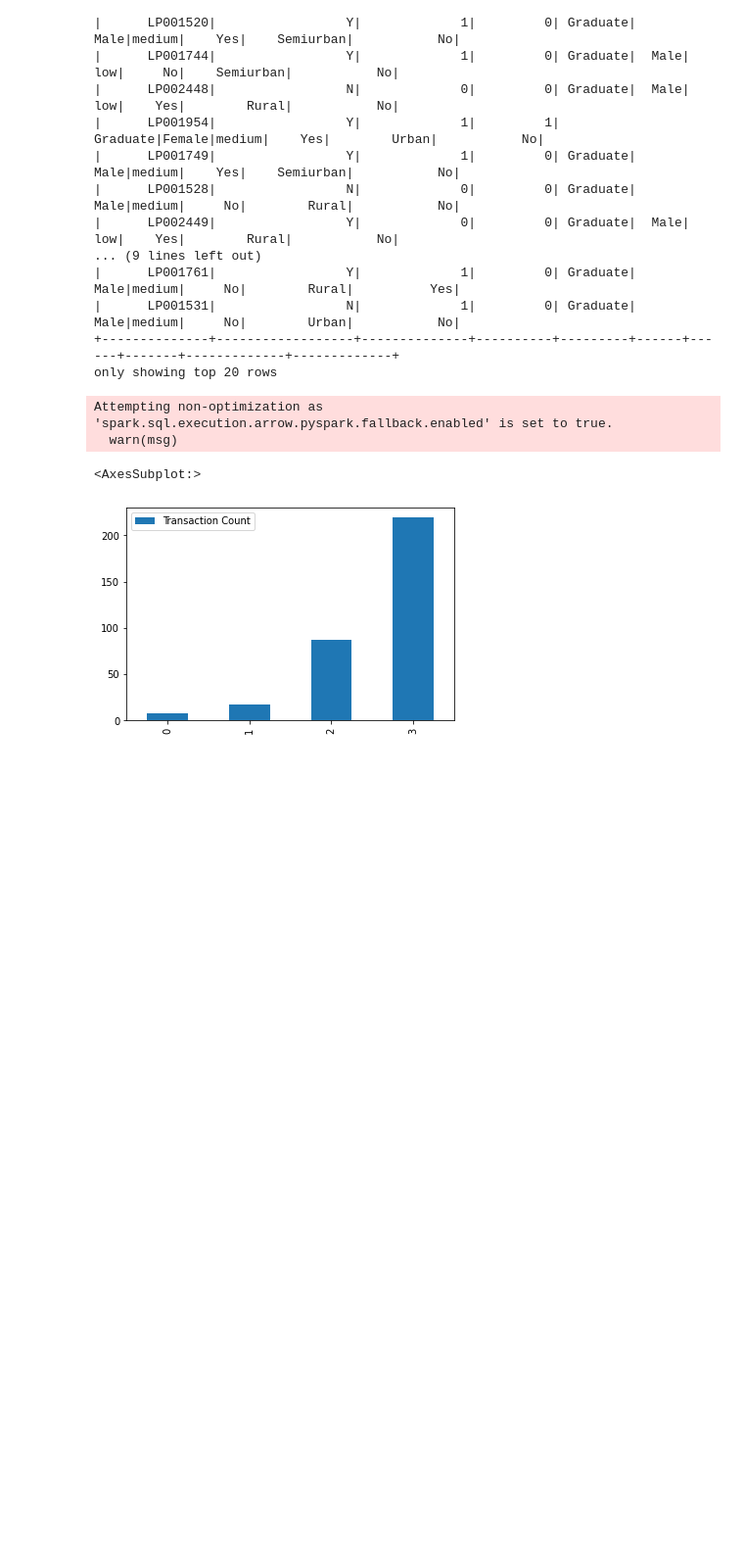
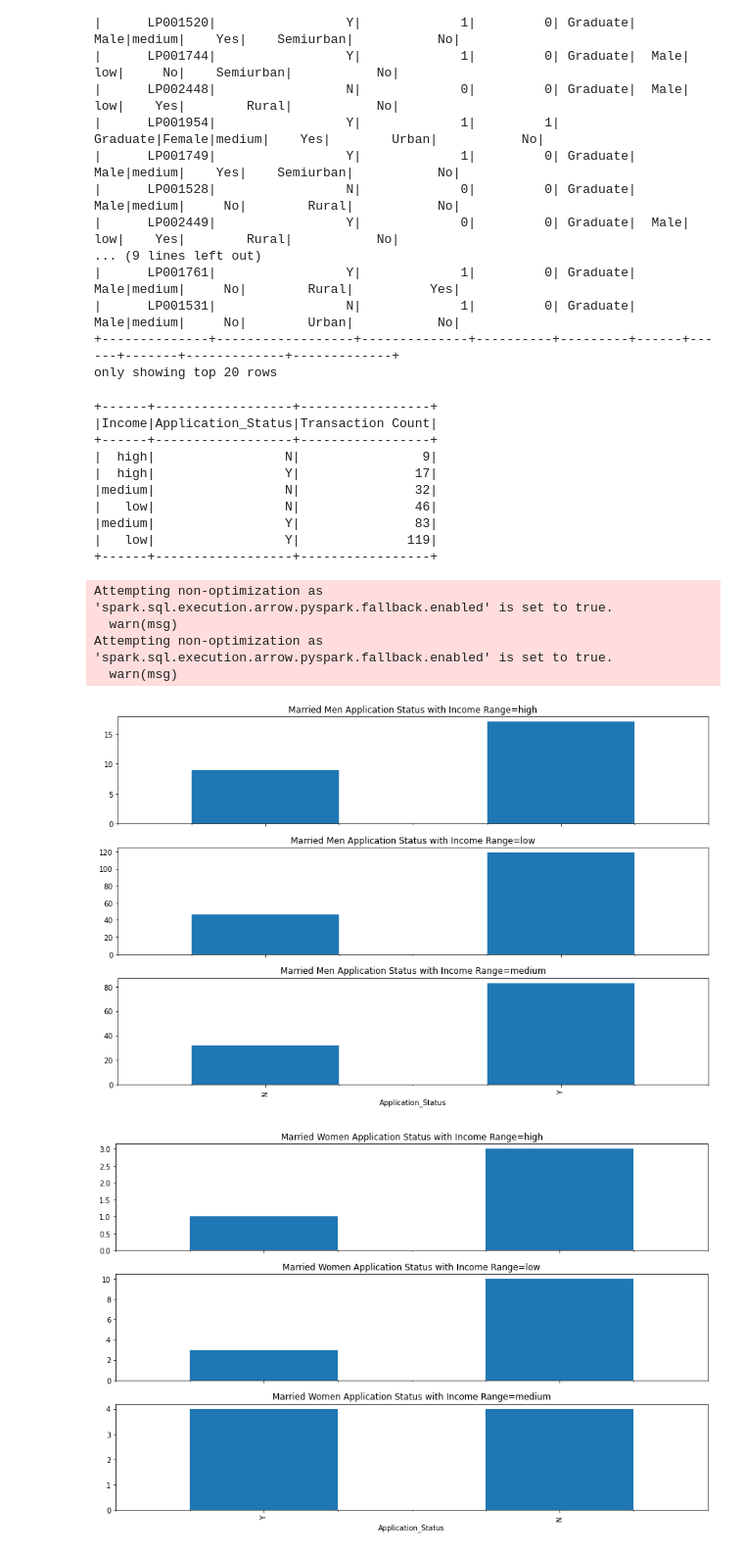
Before and after one commit to lekhuv/DataEngineering-Capstone-Project, a Jupyter notebook: LoanDataVisualization.ipynb, the cells around one changed output. Shown at 98% size. Cells and saved outputs as stored; diff of their text form; code cells hidden in the pictures; blank space fills up the shorter version.

Commit message:
Visualization changes

```diff
--- a/LoanDataVisualization.ipynb
+++ b/LoanDataVisualization.ipynb
@@ -38,15 +39,56 @@ df_loan.show()
 +--------------+------------------+--------------+----------+---------+------+------+-------+-------------+-------------+
 only showing top 20 rows
 # %%
-df_loan_pd= df_loan.filter(df_loan.Married == 'Yes') \
-        .groupBy('Gender', 'Application_Status') \
+df_loan_pd_male= df_loan.filter((df_loan.Married == 'Yes') & (df_loan.Gender == 'Male') )\
+        .groupBy('Income', 'Application_Status') \
         .agg(count('Application_ID').alias('Transaction Count')) \
-        .sort('Transaction Count') \
-        .toPandas()
-
-df_loan_pd.plot(kind="bar", stacked=True)
+        .sort('Transaction Count').show()
 # %% [output]
-Attempting non-optimization as 'spark.sql.execution.arrow.pyspark.fallback.enabled' is set to true.
-  warn(msg)
++------+------------------+-----------------+
+|Income|Application_Status|Transaction Count|
++------+------------------+-----------------+
+|  high|                 N|                9|
+|  high|                 Y|               17|
+|medium|                 N|               32|
+|   low|                 N|               46|
+|medium|                 Y|               83|
+|   low|                 Y|              119|
++------+------------------+-----------------+
-<AxesSubplot:>
-[figure, removed]
+# %%
+df_loan_pd_male= df_loan.filter((df_loan.Married == 'Yes') & (df_loan.Gender == 'Male') )\
+        .groupBy('Income', 'Application_Status') \
+        .agg(count('Application_ID').alias('Transaction Count')) \
+        .sort('Transaction Count').toPandas()
+
+g = df_loan_pd_male.groupby('Income')
+fig, axes = plt.subplots(g.ngroups, sharex=True, figsize=(12, 8))
+
+for i, (Income, d) in enumerate(g):
+    ax = d.plot.bar(x='Application_Status', y='Transaction Count', ax=axes[i], title=Income)
+    ax.legend().remove()
+    ax.set_title('Married Men Application Status with Income Range=%s'%Income)
+
+fig.tight_layout()
+
+
+df_loan_pd_female= df_loan.filter((df_loan.Married == 'Yes') & (df_loan.Gender == 'Female') )\
+        .groupBy('Income', 'Application_Status') \
+        .agg(count('Application_ID').alias('Transaction Count')) \
+        .sort('Transaction Count').toPandas()
+
+g = df_loan_pd_female.groupby('Income')
+fig, axes = plt.subplots(g.ngroups, sharex=True, figsize=(12, 8))
+
+for i, (Income, d) in enumerate(g):
+    ax = d.plot.bar(x='Application_Status', y='Transaction Count', ax=axes[i], title=Income)
+    ax.legend().remove()
+    ax.set_title('Married Women Application Status with Income Range=%s'%Income)
+
+fig.tight_layout()
+# %% [output]
+Attempting non-optimization as 'spark.sql.execution.arrow.pyspark.fallback.enabled' is set to true.
+  warn(msg)
+Attempting non-optimization as 'spark.sql.execution.arrow.pyspark.fallback.enabled' is set to true.
+  warn(msg)
+[figure, added]
+[figure, added]
```
Also changed, not shown: parts of 4 cells of this notebook.
